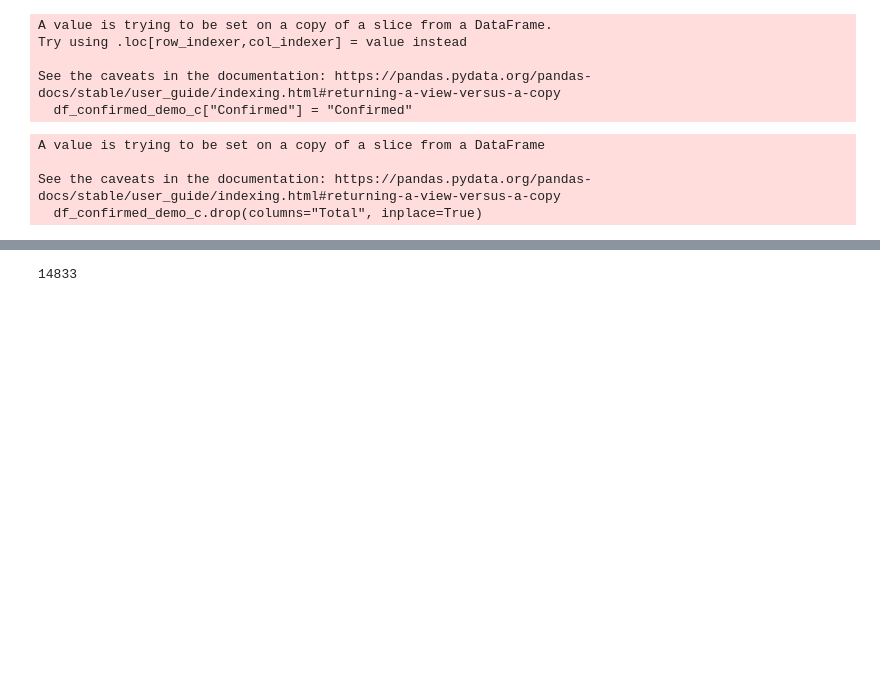
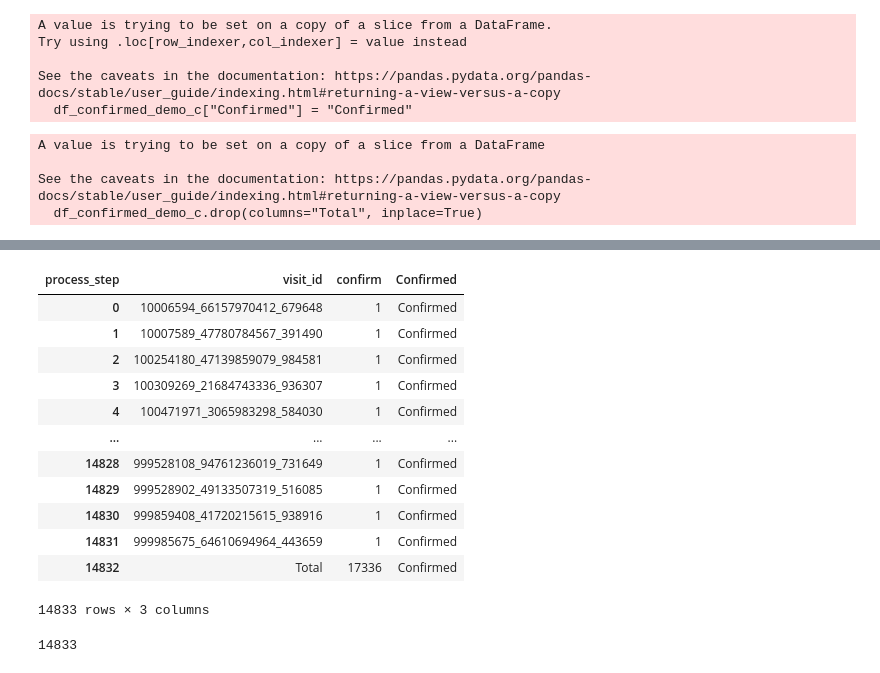
Before and after one commit to KLoVi/vanguard-ab-test, a Jupyter notebook: KPIs/KPI_Completion_rate_final.ipynb, the cells around one changed output, grey strips where cells are left out. Drawn from its saved outputs; the diff is of its cells as text; code cells hidden in the pictures; blank space fills up the shorter version.

```diff
--- a/KPIs/KPI_Completion_rate_final.ipynb
+++ b/KPIs/KPI_Completion_rate_final.ipynb
@@ -517 +537,17 @@ df_confirmed_demo_c
+# %%
+df_confirmed_demo_c.reset_index()
+# %% [output]
+| process_step | visit_id | confirm | Confirmed |
+| 0 | 10006594_66157970412_679648 | 1 | Confirmed |
+| 1 | 10007589_47780784567_391490 | 1 | Confirmed |
+| 2 | 100254180_47139859079_984581 | 1 | Confirmed |
+| 3 | 100309269_21684743336_936307 | 1 | Confirmed |
+| 4 | 100471971_3065983298_584030 | 1 | Confirmed |
+| ... | ... | ... | ... |
+| 14828 | 999528108_94761236019_731649 | 1 | Confirmed |
+| 14829 | 999528902_49133507319_516085 | 1 | Confirmed |
+| 14830 | 999859408_41720215615_938916 | 1 | Confirmed |
+| 14831 | 999985675_64610694964_443659 | 1 | Confirmed |
+| 14832 | Total | 17336 | Confirmed |
+14833 rows × 3 columns
 # %%
```
Also changed, not shown: parts of 7 cells of this notebook, 2 other files.
